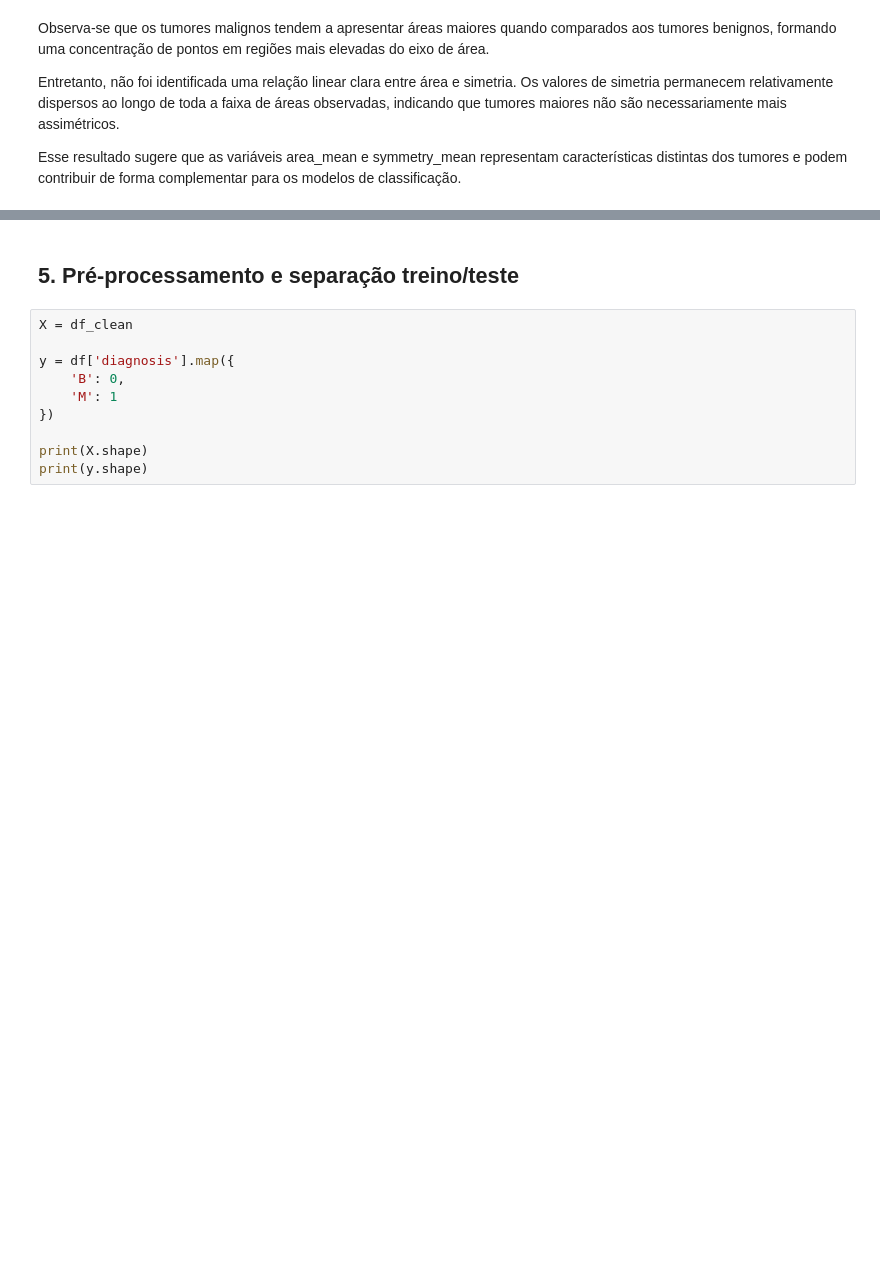
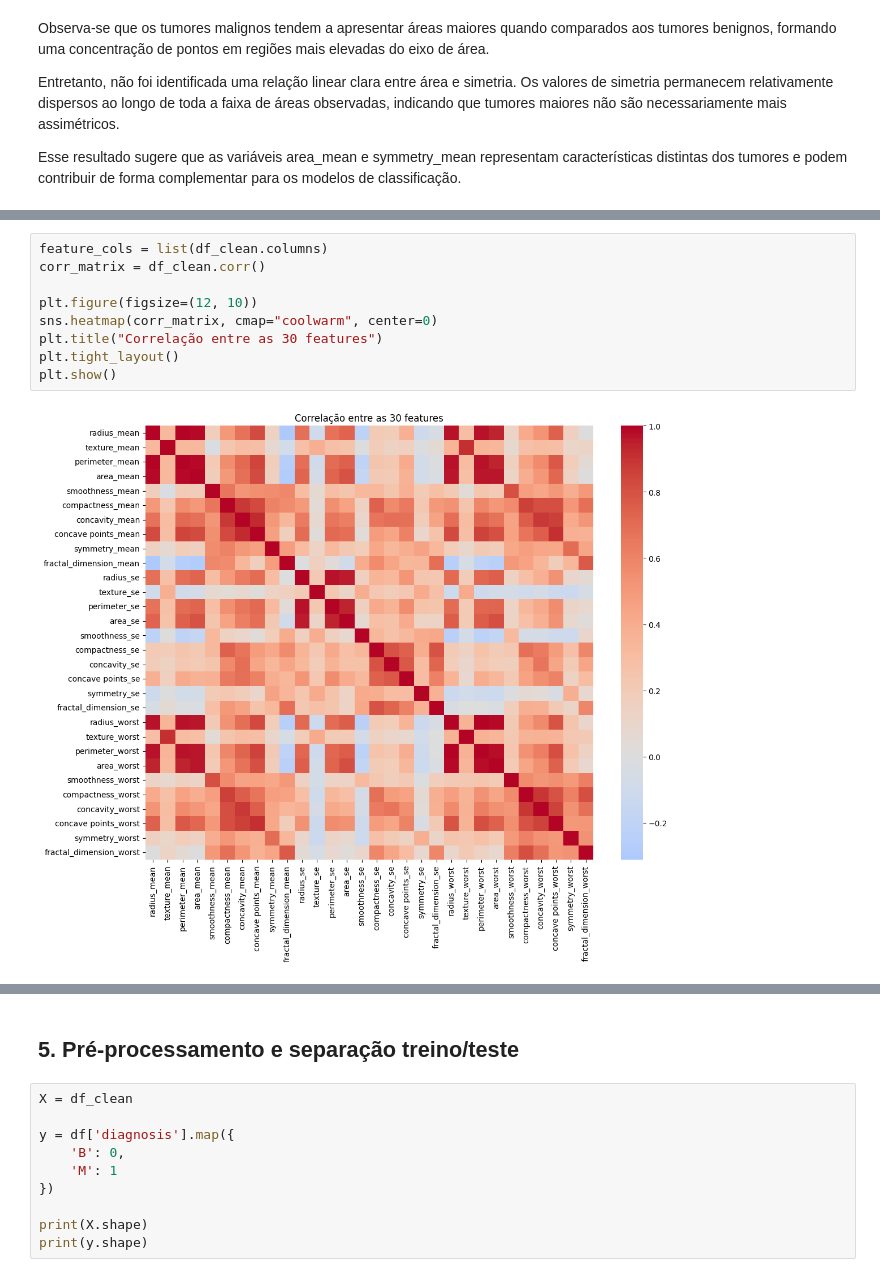
Before and after one commit to Rafael-Evangelista/tech-challenge-fiap, a Jupyter notebook: notebooks/01_analise_e_modelagem.ipynb, the cells around one changed output, grey strips where cells are left out. Drawn from its saved outputs; the diff is of its cells as text; blank space fills up the shorter version.

Commit message:
fix: update correlação, PCA, SHAP e discussão crítica no notebook

```diff
--- a/notebooks/01_analise_e_modelagem.ipynb
+++ b/notebooks/01_analise_e_modelagem.ipynb
@@ -528,0 +381,11 @@ Embora o conjunto de dados possua 30 dimensões, observou-se que aproximadamente
+# %%
+feature_cols = list(df_clean.columns)
+corr_matrix = df_clean.corr()
+
+plt.figure(figsize=(12, 10))
+sns.heatmap(corr_matrix, cmap="coolwarm", center=0)
+plt.title("Correlação entre as 30 features")
+plt.tight_layout()
+plt.show()
+# %% [output]
+[figure, added]
```
Also changed, not shown: parts of 44 cells of this notebook.
